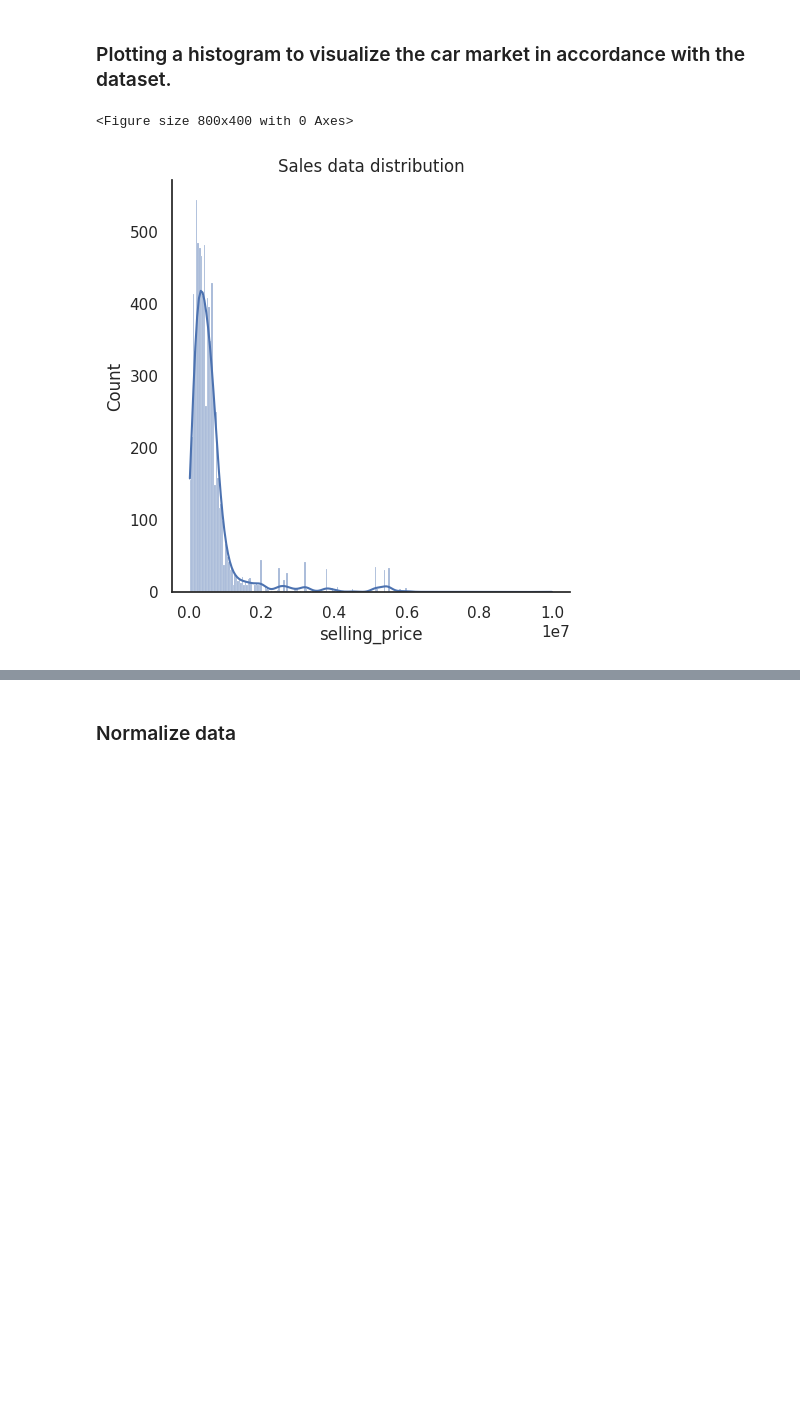
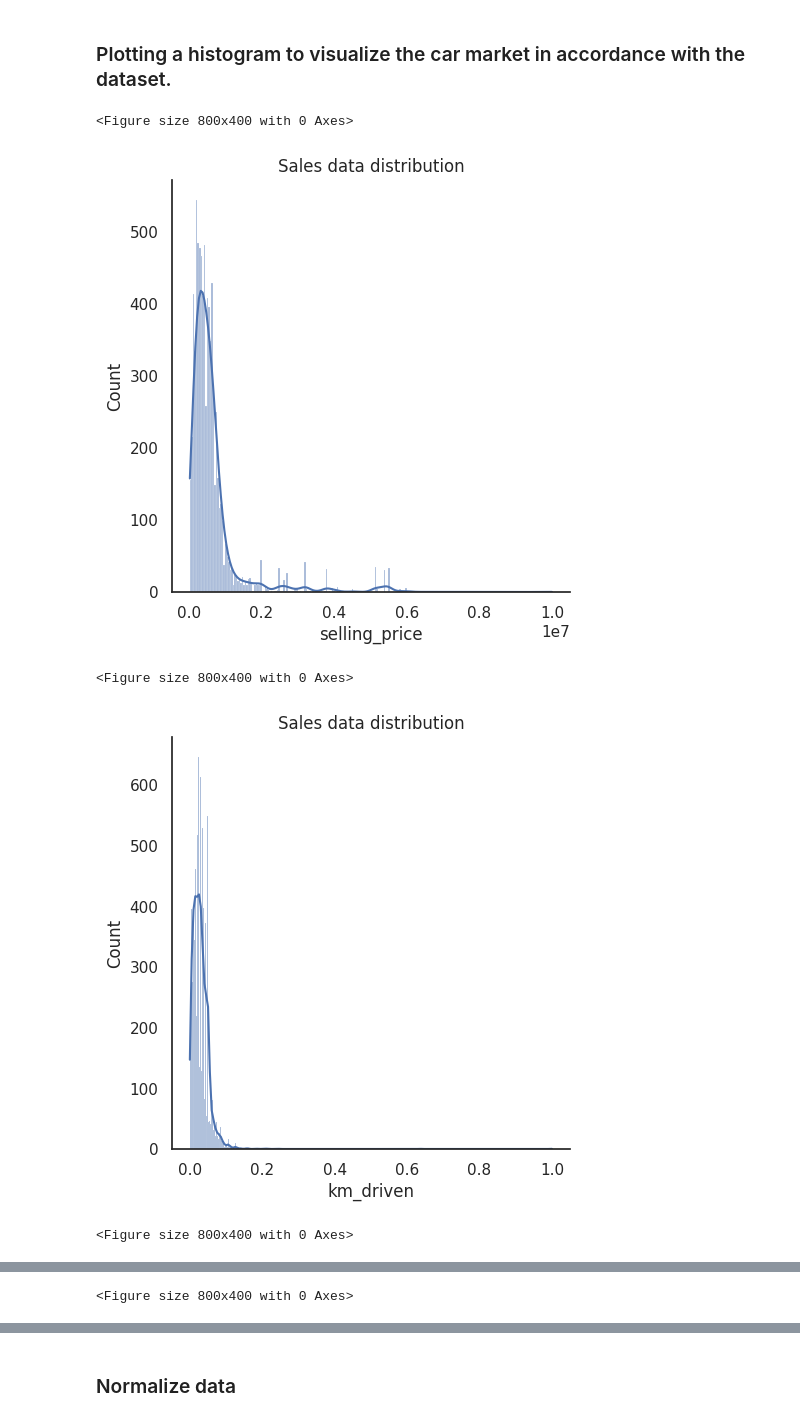
Before and after one commit to iramamy/CarPrice, a Jupyter notebook: carprice_prediction.ipynb, the cells around one changed output, grey strips where cells are left out. Saved outputs shown, nothing was run; the diff lists cells and outputs as text; code cells hidden in the pictures; blank space fills up the shorter version.

```diff
--- a/carprice_prediction.ipynb
+++ b/carprice_prediction.ipynb
@@ -203,9 +204,15 @@ data_copy.describe()
 # %% [markdown]
 ### Plotting a histogram to visualize the car market in accordance with the dataset.
 # %%
-fig=plt.figure(figsize=(8,4))
-sns.displot(data_copy['selling_price'], kde=True)
-plt.title('Sales data distribution');
+columns = ['selling_price', 'km_driven', 'torque_rmp', 'mileage_kmpl', 'max_power_bhp', 'age']
+for col in columns:
+
+    fig=plt.figure(figsize=(8,4))
+    sns.displot(data_copy[col], kde=True)
+    plt.title('Sales data distribution');
 # %% [output]
 <Figure size 800x400 with 0 Axes>
 [figure]
+<Figure size 800x400 with 0 Axes>
+[figure, added]
+<Figure size 800x400 with 0 Axes>
@@ -211,0 +220 @@ plt.title('Sales data distribution');
+<Figure size 800x400 with 0 Axes>
```
Also changed, not shown: parts of 32 cells of this notebook.
